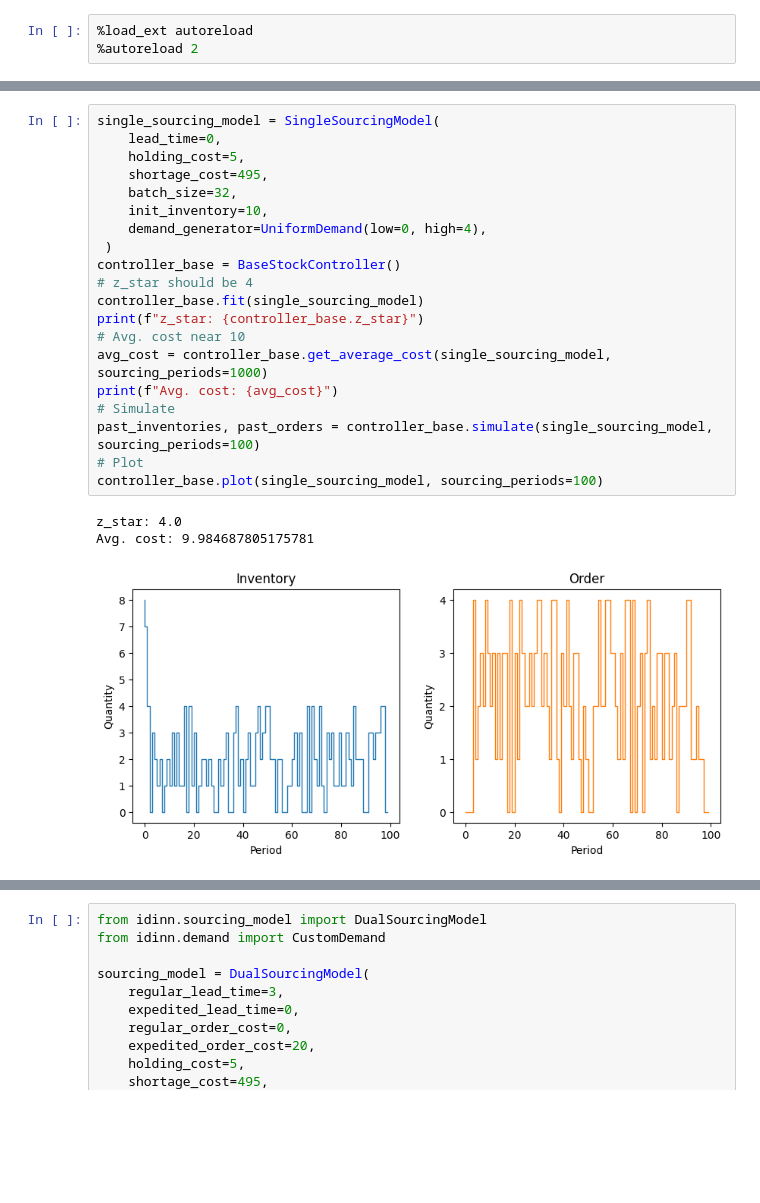
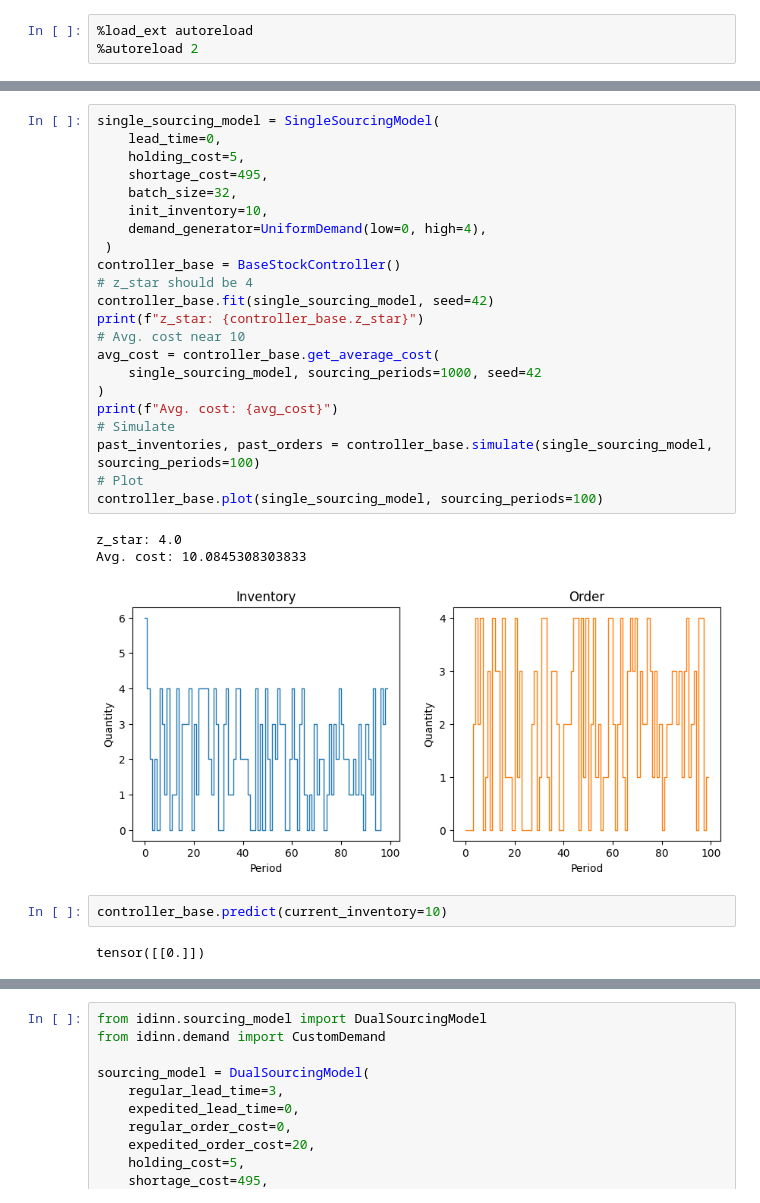
Before and after one commit to kushal-10/inventory-dynamics, a Jupyter notebook: docs/notebooks/dev.ipynb, the cells around one changed output, grey strips where cells are left out. Cells and saved outputs as stored; diff of their text form; blank space fills up the shorter version.

```diff
--- a/docs/notebooks/dev.ipynb
+++ b/docs/notebooks/dev.ipynb
@@ -37,27 +37,33 @@ tensor([[0.]])
 # %%
 single_sourcing_model = SingleSourcingModel(
     lead_time=0,
     holding_cost=5,
     shortage_cost=495,
     batch_size=32,
     init_inventory=10,
     demand_generator=UniformDemand(low=0, high=4),
  )
 controller_base = BaseStockController()
 # z_star should be 4
-controller_base.fit(single_sourcing_model)
+controller_base.fit(single_sourcing_model, seed=42)
 print(f"z_star: {controller_base.z_star}")
 # Avg. cost near 10
-avg_cost = controller_base.get_average_cost(single_sourcing_model, sourcing_periods=1000)
+avg_cost = controller_base.get_average_cost(
+    single_sourcing_model, sourcing_periods=1000, seed=42
+)
 print(f"Avg. cost: {avg_cost}")
 # Simulate
 past_inventories, past_orders = controller_base.simulate(single_sourcing_model, sourcing_periods=100)
 # Plot
 controller_base.plot(single_sourcing_model, sourcing_periods=100)
 # %% [output]
 z_star: 4.0
-Avg. cost: 9.984687805175781
+Avg. cost: 10.0845308303833
-[figure, old version]
+[figure, new version]
+# %%
+controller_base.predict(current_inventory=10)
+# %% [output]
+tensor([[0.]])
 # %%
 from idinn.sourcing_model import SingleSourcingModel
 from idinn.single_controller import SingleSourcingNeuralController
```
Also changed, not shown: parts of 13 cells of this notebook, 12 other files.
